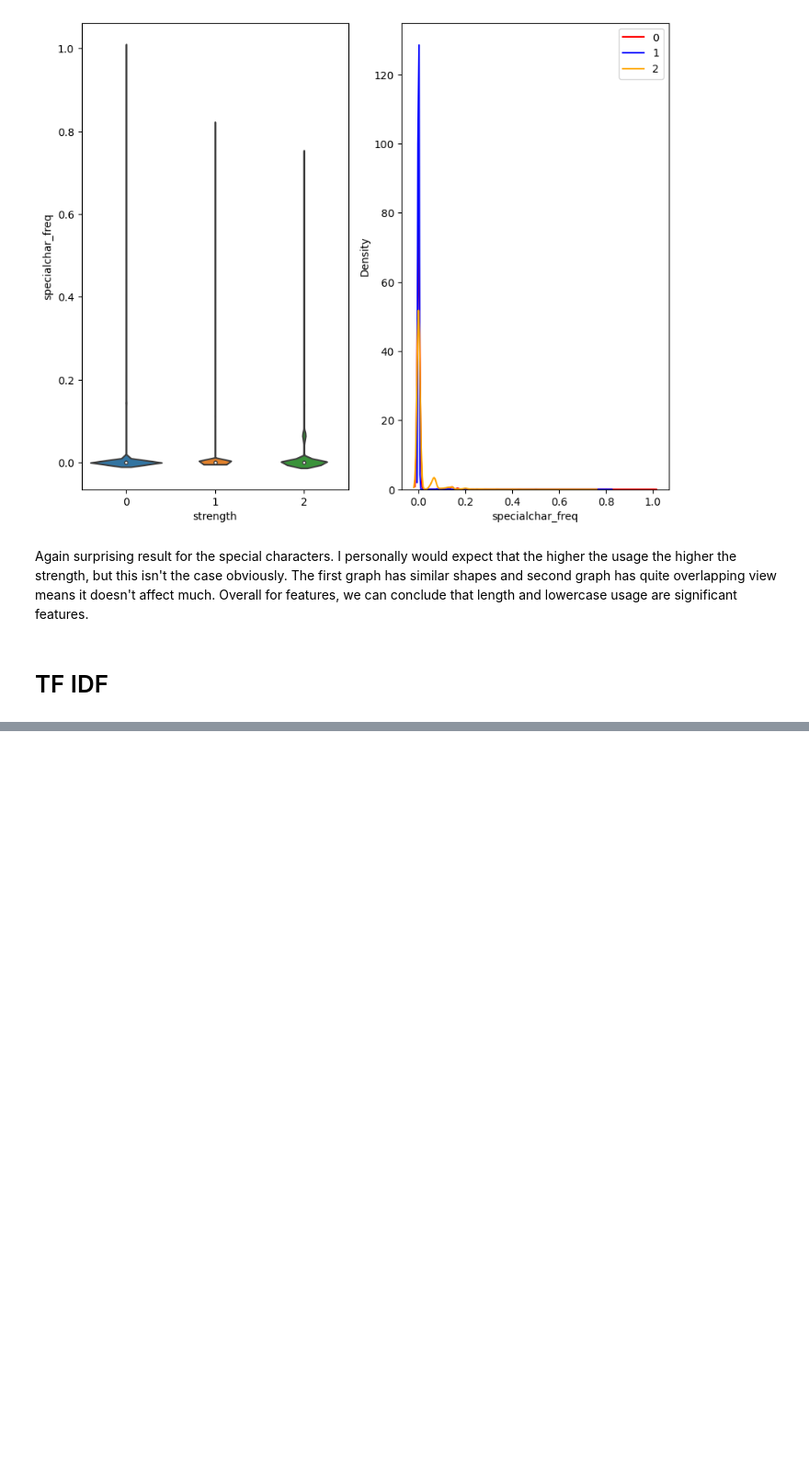
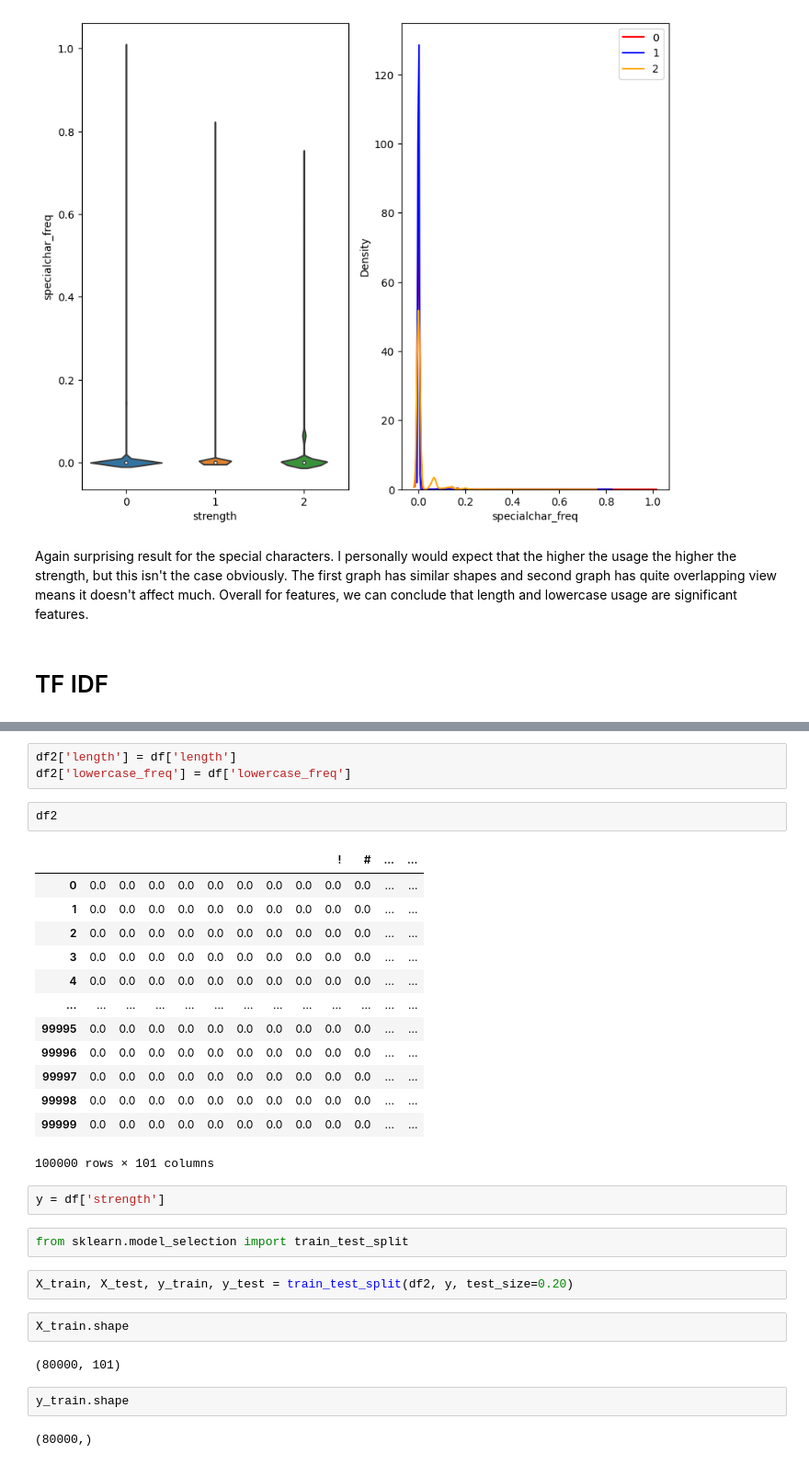
Before and after one commit to ilkaymueller/Machine_Learning, a Jupyter notebook: Password strength prediction/NLP Password Strength detector .ipynb, the cells around one changed output, grey strips where cells are left out. Shown: that part at 92% size. Drawn from its saved outputs; the diff is of its cells as text; blank space fills up the shorter version.

```diff
--- a/Password strength prediction/NLP Password Strength detector .ipynb
+++ b/Password strength prediction/NLP Password Strength detector .ipynb
@@ -365,0 +516,33 @@ Again surprising result for the special characters. I personally would expect th
+# %%
+df2['length'] = df['length']
+df2['lowercase_freq'] = df['lowercase_freq']
+# %%
+df2
+# %% [output]
+|  |  |  |  |  |  |  |  |  | ! | # | ... | ... |
+| 0 | 0.0 | 0.0 | 0.0 | 0.0 | 0.0 | 0.0 | 0.0 | 0.0 | 0.0 | 0.0 | ... | ... |
+| 1 | 0.0 | 0.0 | 0.0 | 0.0 | 0.0 | 0.0 | 0.0 | 0.0 | 0.0 | 0.0 | ... | ... |
+| 2 | 0.0 | 0.0 | 0.0 | 0.0 | 0.0 | 0.0 | 0.0 | 0.0 | 0.0 | 0.0 | ... | ... |
+| 3 | 0.0 | 0.0 | 0.0 | 0.0 | 0.0 | 0.0 | 0.0 | 0.0 | 0.0 | 0.0 | ... | ... |
+| 4 | 0.0 | 0.0 | 0.0 | 0.0 | 0.0 | 0.0 | 0.0 | 0.0 | 0.0 | 0.0 | ... | ... |
+| ... | ... | ... | ... | ... | ... | ... | ... | ... | ... | ... | ... | ... |
+| 99995 | 0.0 | 0.0 | 0.0 | 0.0 | 0.0 | 0.0 | 0.0 | 0.0 | 0.0 | 0.0 | ... | ... |
+| 99996 | 0.0 | 0.0 | 0.0 | 0.0 | 0.0 | 0.0 | 0.0 | 0.0 | 0.0 | 0.0 | ... | ... |
+| 99997 | 0.0 | 0.0 | 0.0 | 0.0 | 0.0 | 0.0 | 0.0 | 0.0 | 0.0 | 0.0 | ... | ... |
+| 99998 | 0.0 | 0.0 | 0.0 | 0.0 | 0.0 | 0.0 | 0.0 | 0.0 | 0.0 | 0.0 | ... | ... |
+| 99999 | 0.0 | 0.0 | 0.0 | 0.0 | 0.0 | 0.0 | 0.0 | 0.0 | 0.0 | 0.0 | ... | ... |
+100000 rows × 101 columns
+# %%
+y = df['strength']
+# %%
+from sklearn.model_selection import train_test_split
+# %%
+X_train, X_test, y_train, y_test = train_test_split(df2, y, test_size=0.20)
+# %%
+X_train.shape
+# %% [output]
+(80000, 101)
+# %%
+y_train.shape
+# %% [output]
+(80000,)
```
Also changed, not shown: parts of 50 cells of this notebook, 2 other files.
